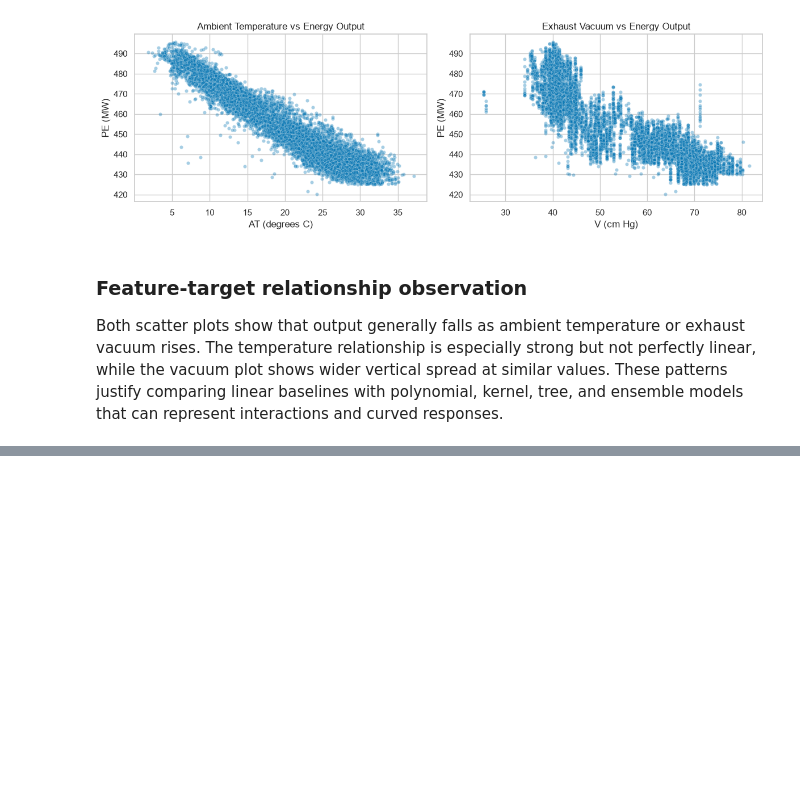
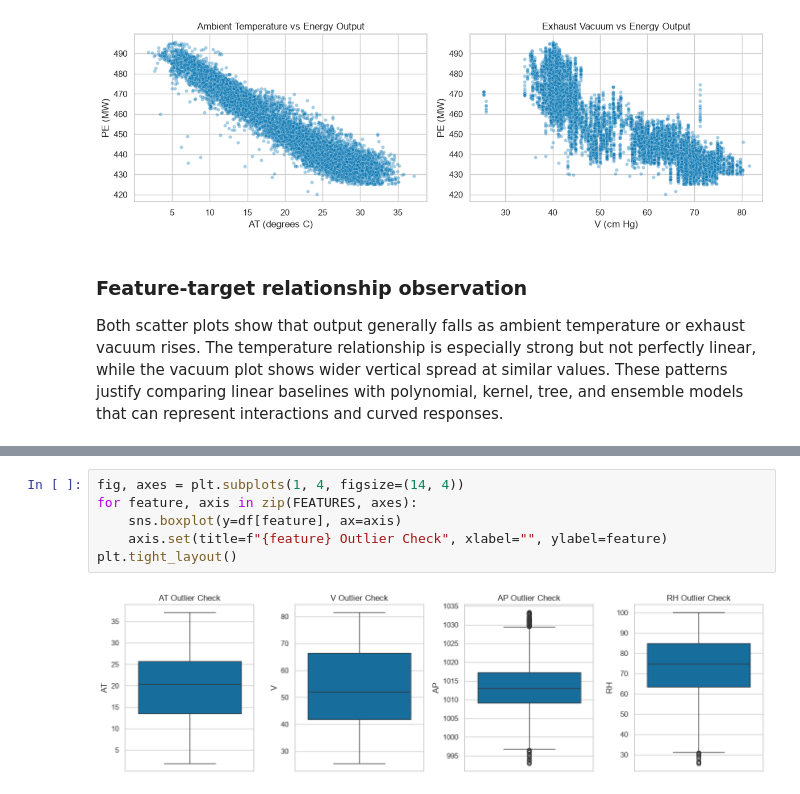
Before and after one commit to arhamgarg/ml-capstone, a Jupyter notebook: notebooks/regression.ipynb, the cells around one changed output, grey strips where cells are left out. Drawn from its saved outputs; the diff is of its cells as text; blank space fills up the shorter version.

```diff
--- a/notebooks/regression.ipynb
+++ b/notebooks/regression.ipynb
@@ -133,0 +153,8 @@ Both scatter plots show that output generally falls as ambient temperature or ex
+# %%
+fig, axes = plt.subplots(1, 4, figsize=(14, 4))
+for feature, axis in zip(FEATURES, axes):
+    sns.boxplot(y=df[feature], ax=axis)
+    axis.set(title=f"{feature} Outlier Check", xlabel="", ylabel=feature)
+plt.tight_layout()
+# %% [output]
+[figure, added]
```
Also changed, not shown: parts of 8 cells of this notebook.
